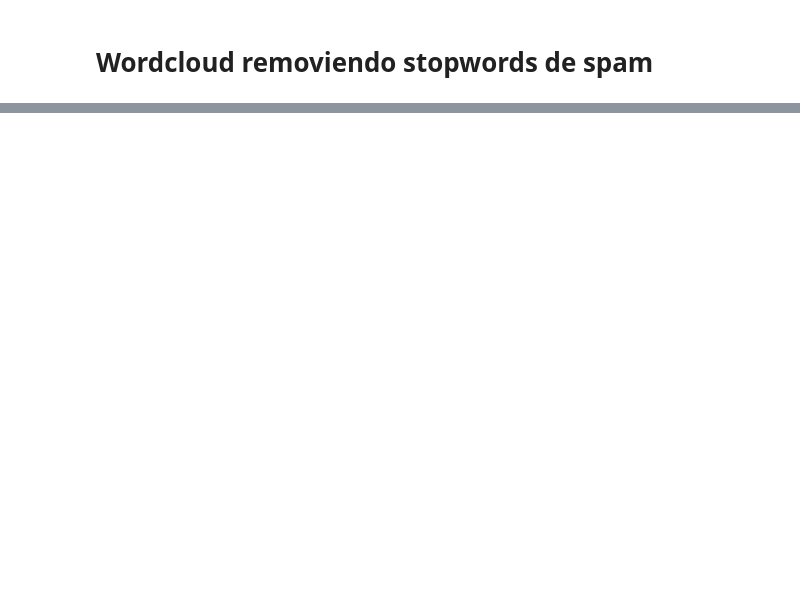
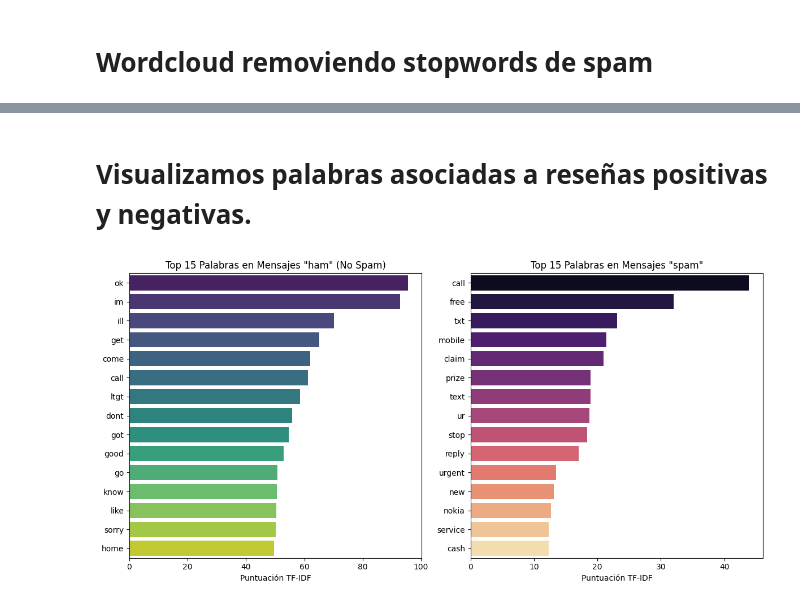
Before and after one commit to Jorge-Alvarez-23/Data-Science-III_Coder, a Jupyter notebook: Proy_Final_AlvarezJorge.ipynb, the cells around one changed output, grey strips where cells are left out. Cells and saved outputs as stored; diff of their text form; code cells hidden in the pictures; blank space fills up the shorter version.

```diff
--- a/Proy_Final_AlvarezJorge.ipynb
+++ b/Proy_Final_AlvarezJorge.ipynb
@@ -583,0 +742,19 @@ plt.show()
+# %%
+# Importamos la librería
+from sklearn.feature_extraction.text import TfidfVectorizer
+
+# Creamos el objeto TfidfVectorizer.
+# Scikit-learn gestiona la tokenización, conteo y cálculo de TF-IDF.
+tfidf_vectorizer = TfidfVectorizer()
+
+# Ajustamos y transformamos los datos. Esto crea la matriz TF-IDF.
+X_tfidf = tfidf_vectorizer.fit_transform(df['Email Text_clean'])
+
+# Creamos un DataFrame para visualizar el resultado.
+# Convertimos la matriz dispersa a un array denso y le asignamos las columnas.
+df_tfidf = pd.DataFrame(X_tfidf.toarray(), columns=tfidf_vectorizer.get_feature_names_out())
+
+# Mostramos el shape del DataFrame y las primeras 5 filas
+print("Shape de la matriz TF-IDF:", X_tfidf.shape)
+print("\nMatriz TF-IDF (primeras 5 filas):")
+print(df_tfidf.head())
@@ -583,0 +846,51 @@ plt.show()
+# %% [markdown]
+# Visualizamos palabras asociadas a reseñas positivas y negativas.
+# %%
+# Obtener los top N features para cada categoría
+def get_top_n_features(vectorizer, data, categories, category_label, n=15):
+    """
+    Obtiene las n palabras con mayor peso (TF-IDF) para una categoría específica.
+    """
+    # Filtrar las filas de la categoría de interés
+    category_indices = [i for i, label in enumerate(categories) if label == category_label]
+    category_data = data[category_indices, :]
+
+    # Calcular la suma de los pesos TF-IDF por palabra
+    word_sums = np.array(category_data.sum(axis=0)).flatten()
+
+    # Obtener los nombres de las palabras
+    feature_names = vectorizer.get_feature_names_out()
+
+    # Crear un DataFrame con las palabras y sus pesos
+    word_scores = pd.DataFrame({'palabra': feature_names, 'puntaje': word_sums})
+    word_scores = word_scores.sort_values(by='puntaje', ascending=False)
+
+    return word_scores.head(n)
+
+# Obtener las palabras más importantes para la categoría 'ham'
+top_ham_words = get_top_n_features(tfidf_vectorizer, X_tfidf, df['Category'], 'ham')
+
+# Obtener las palabras más importantes para la categoría 'spam'
+top_spam_words = get_top_n_features(tfidf_vectorizer, X_tfidf, df['Category'], 'spam')
+
+# Visualizar las palabras más importantes para cada categoría
+plt.figure(figsize=(12, 6))
+
+# Gráfico para "ham"
+plt.subplot(1, 2, 1)
+sns.barplot(x='puntaje', y='palabra', data=top_ham_words, palette='viridis', hue='palabra', legend=False)
+plt.title('Top 15 Palabras en Mensajes "ham" (No Spam)')
+plt.xlabel('Puntuación TF-IDF')
+plt.ylabel('')
+
+# Gráfico para "spam"
+plt.subplot(1, 2, 2)
+sns.barplot(x='puntaje', y='palabra', data=top_spam_words, palette='magma', hue='palabra', legend=False)
+plt.title('Top 15 Palabras en Mensajes "spam"')
+plt.xlabel('Puntuación TF-IDF')
+plt.ylabel('')
+
+plt.tight_layout()
+plt.show()
+# %% [output]
+[figure, added]
```
Also changed, not shown: parts of 21 cells of this notebook.
